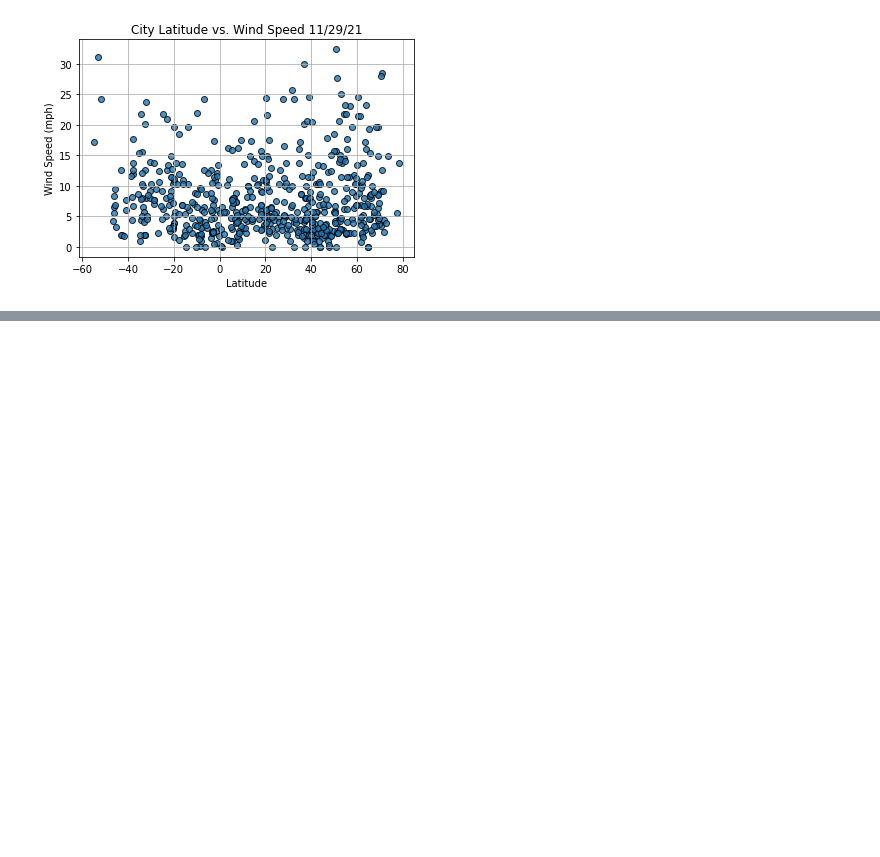
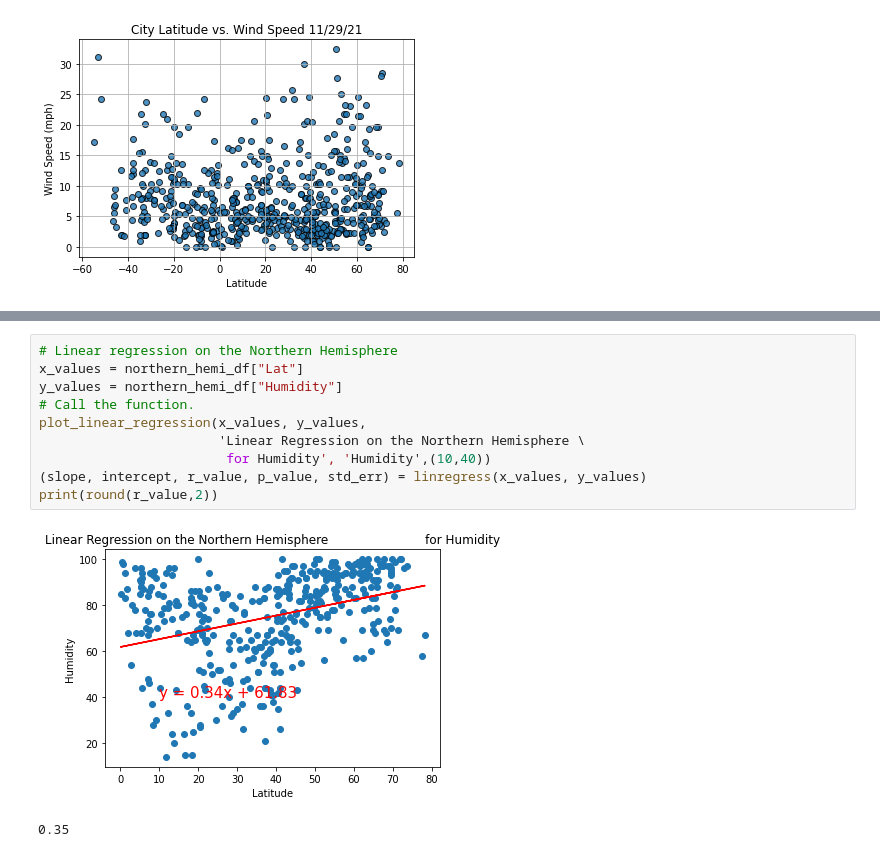
Before and after one commit to ginaikramer/World_Weather_Analysis, a Jupyter notebook: WeatherPy.ipynb, the cells around one changed output, grey strips where cells are left out. Cells and saved outputs as stored; diff of their text form; blank space fills up the shorter version.

```diff
--- a/WeatherPy.ipynb
+++ b/WeatherPy.ipynb
@@ -256,0 +311,13 @@ plt.savefig("weather_data/Fig4.png")
+# %%
+# Linear regression on the Northern Hemisphere
+x_values = northern_hemi_df["Lat"]
+y_values = northern_hemi_df["Humidity"]
+# Call the function.
+plot_linear_regression(x_values, y_values,
+                       'Linear Regression on the Northern Hemisphere \
+                        for Humidity', 'Humidity',(10,40))
+(slope, intercept, r_value, p_value, std_err) = linregress(x_values, y_values)
+print(round(r_value,2))
+# %% [output]
+[figure, added]
+0.35
```
Also changed, not shown: parts of 10 cells of this notebook, 1 other file.
